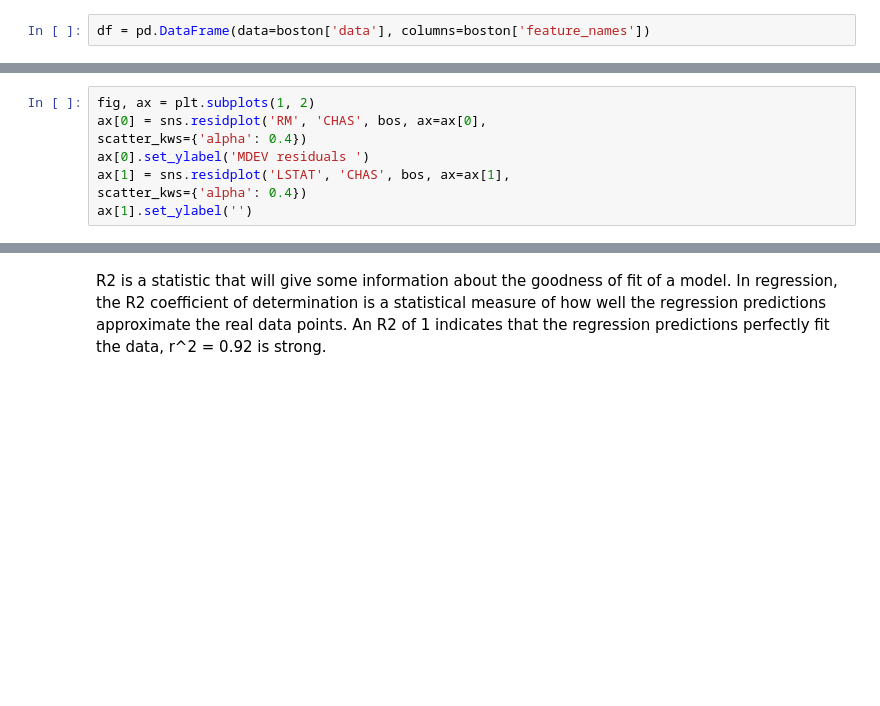
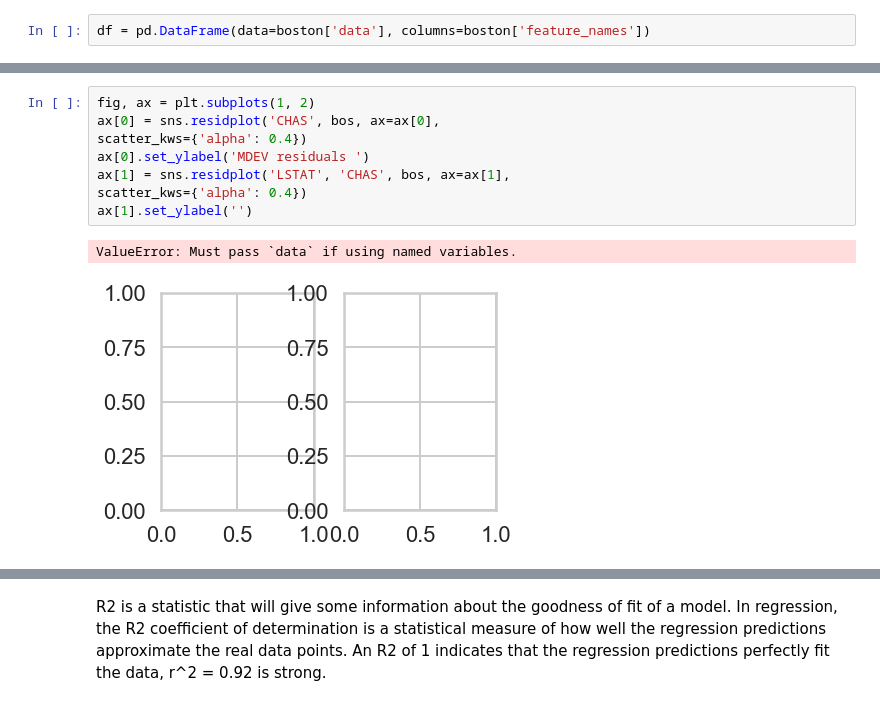
Before and after one commit to AnnemarieMcDonnelltemp/MLSAssessment2019, a Jupyter notebook: BostonHouse.ipynb, the cells around one changed output, grey strips where cells are left out. Saved outputs shown, nothing was run; the diff lists cells and outputs as text; blank space fills up the shorter version.

```diff
--- a/BostonHouse.ipynb
+++ b/BostonHouse.ipynb
@@ -387,11 +384,14 @@ KeyError: 'PRICE'
 # %%
 fig, ax = plt.subplots(1, 2)
-ax[0] = sns.residplot('RM', 'CHAS', bos, ax=ax[0],
+ax[0] = sns.residplot('CHAS', bos, ax=ax[0],
 scatter_kws={'alpha': 0.4})
 ax[0].set_ylabel('MDEV residuals ')
 ax[1] = sns.residplot('LSTAT', 'CHAS', bos, ax=ax[1],
 scatter_kws={'alpha': 0.4})
 ax[1].set_ylabel('')
+# %% [output]
+ValueError: Must pass `data` if using named variables.
+[figure, added]
 # %%
 # Import 'r2_score'
 from sklearn.metrics import r2_score
```
Also changed, not shown: parts of 28 cells of this notebook, 1 other file.
